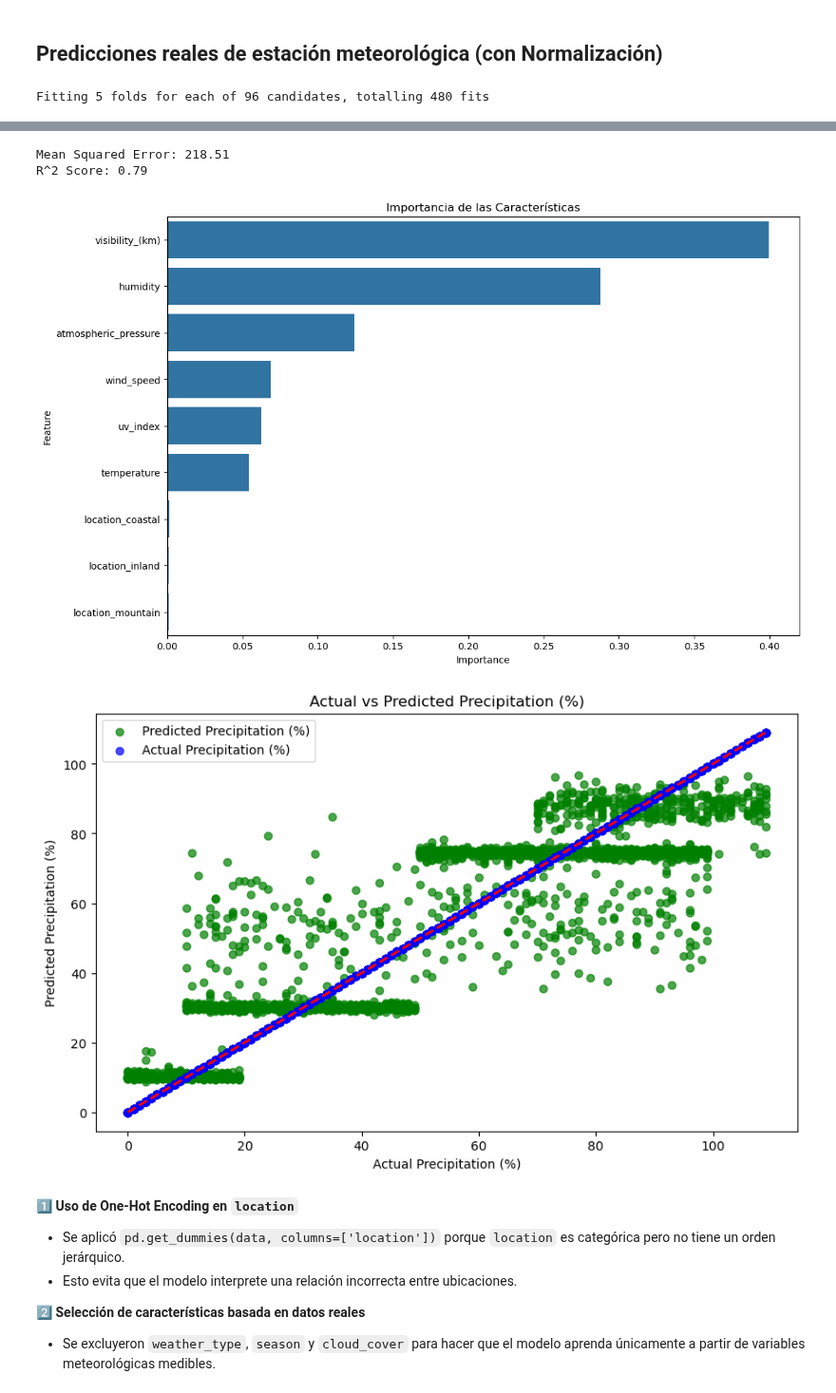
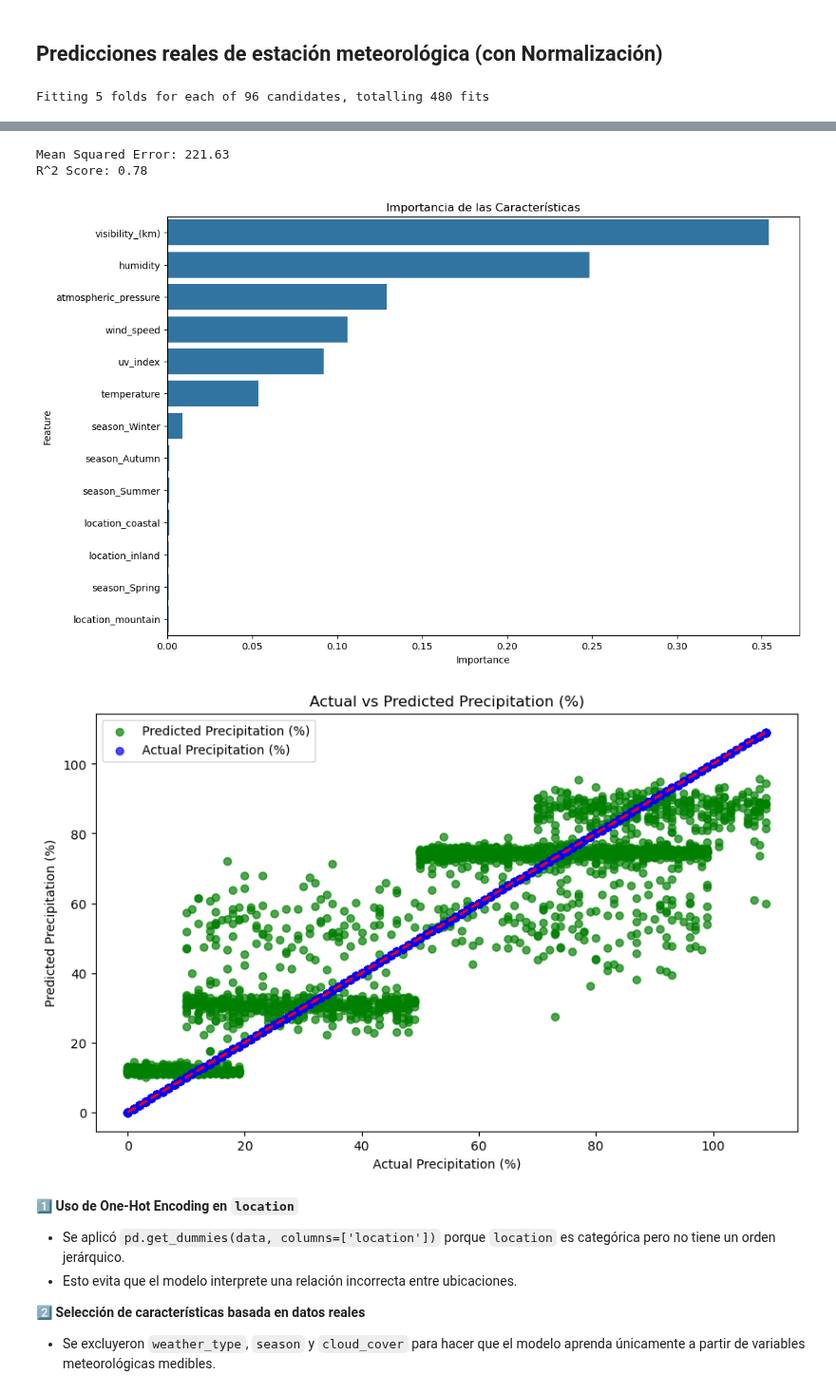
Before and after one commit to jesuserro/weather-prediction-machine-learning, a Jupyter notebook: src/8_random_forest_regressor.ipynb, the cells around one changed output, grey strips where cells are left out. Shown at 95% size. Drawn from its saved outputs; the diff is of its cells as text; code cells hidden in the pictures.

```diff
--- a/src/8_random_forest_regressor.ipynb
+++ b/src/8_random_forest_regressor.ipynb
@@ -224,10 +224,11 @@ R^2 Score: 0.78
 data = pd.read_csv('../data/processed/weather_classification_data.csv')
 
 # Drop the 'weather_type', 'season', 'location', and 'cloud_cover' columns from data
-data_cleaned = data.drop(['weather_type', 'season', 'cloud_cover'], axis=1)
+data_cleaned = data.drop(['weather_type', 'cloud_cover'], axis=1)
 
 # Do dummies for the 'location' column
 data_cleaned = pd.get_dummies(data_cleaned, columns=['location'])
+data_cleaned = pd.get_dummies(data_cleaned, columns=['season'])
 
 # Define the target variable
 target = 'precipitation_(%)'
@@ -243,7 +244,6 @@ X_train, X_test, y_train, y_test = train_test_split(X, y, test_size=0.2, random_
 scaler = MinMaxScaler()
 X_train_scaled = scaler.fit_transform(X_train)
 X_test_scaled = scaler.transform(X_test)
-
 
 # Perform grid search with cross-validation
 grid_search = GridSearchCV(estimator=RandomForestRegressor(), param_grid=param_grid, cv=5, n_jobs=-1, verbose=2)
@@ -308,8 +308,8 @@ Traceback (most recent call last):
   warnings.warn(
-Mean Squared Error: 218.51
-R^2 Score: 0.79
+Mean Squared Error: 221.63
+R^2 Score: 0.78
-[figure, old version]
+[figure, new version]
-[figure, old version]
+[figure, new version]
 # %% [markdown]
 1️⃣ **Uso de One-Hot Encoding en `location`**
    - Se aplicó `pd.get_dummies(data, columns=['location'])` porque `location` es categórica pero no tiene un orden jerárquico.
```
Also changed, not shown: parts of 5 cells of this notebook.
